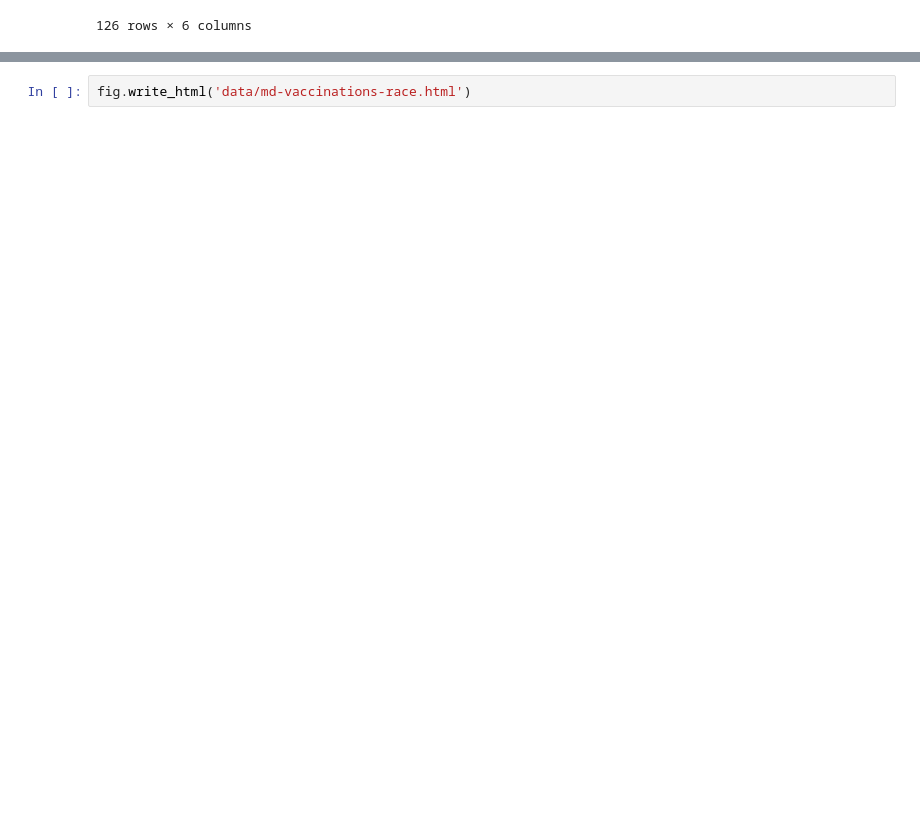
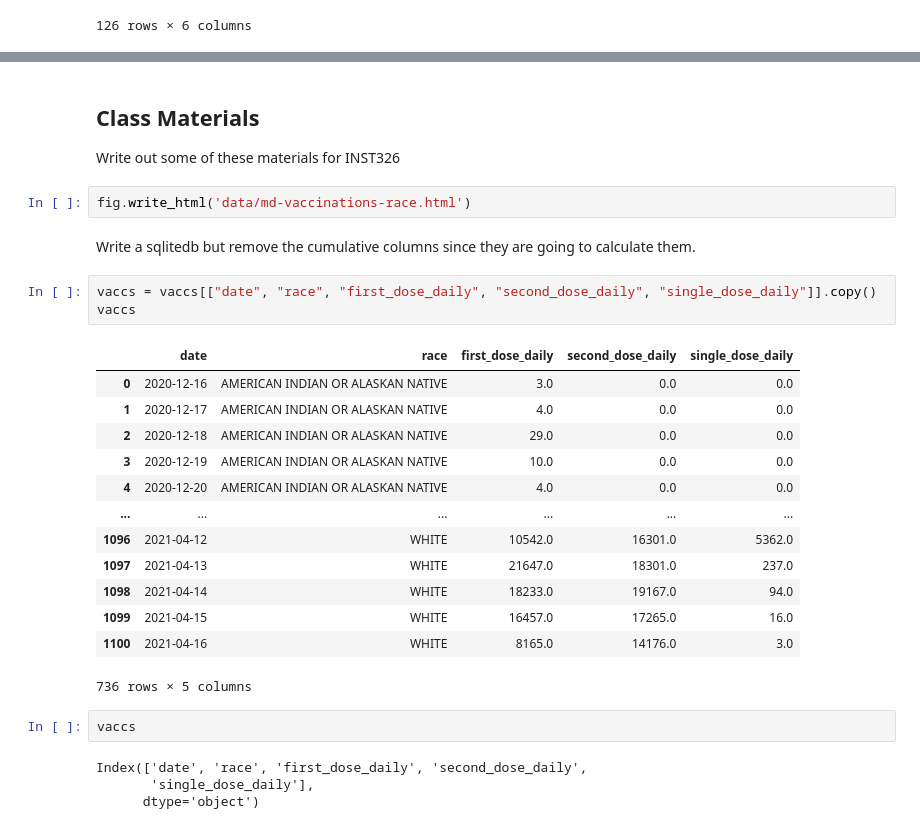
Before and after one commit to edsu/notebooks, a Jupyter notebook: Vaccinations-Race-MD.ipynb, the cells around one changed output, grey strips where cells are left out. Saved outputs shown, nothing was run; the diff lists cells and outputs as text; blank space fills up the shorter version.

```diff
--- a/Vaccinations-Race-MD.ipynb
+++ b/Vaccinations-Race-MD.ipynb
@@ -435,5 +423,34 @@ fig = px.line(vaccs_pops, labels={'date': 'Date', 'race': 'Race', 'value': 'Perc
 fig
 # %% [output]
 [interactive output not drawn]
+# %% [markdown]
+## Class Materials
+
+Write out some of these materials for INST326
 # %%
 fig.write_html('data/md-vaccinations-race.html')
+# %% [markdown]
+Write a sqlitedb but remove the cumulative columns since they are going to calculate them.
+# %%
+vaccs = vaccs[["date", "race", "first_dose_daily", "second_dose_daily", "single_dose_daily"]].copy()
+vaccs
+# %% [output]
+|  | date | race | first_dose_daily | second_dose_daily | single_dose_daily |
+| 0 | 2020-12-16 | AMERICAN INDIAN OR ALASKAN NATIVE | 3.0 | 0.0 | 0.0 |
+| 1 | 2020-12-17 | AMERICAN INDIAN OR ALASKAN NATIVE | 4.0 | 0.0 | 0.0 |
+| 2 | 2020-12-18 | AMERICAN INDIAN OR ALASKAN NATIVE | 29.0 | 0.0 | 0.0 |
+| 3 | 2020-12-19 | AMERICAN INDIAN OR ALASKAN NATIVE | 10.0 | 0.0 | 0.0 |
+| 4 | 2020-12-20 | AMERICAN INDIAN OR ALASKAN NATIVE | 4.0 | 0.0 | 0.0 |
+| ... | ... | ... | ... | ... | ... |
+| 1096 | 2021-04-12 | WHITE | 10542.0 | 16301.0 | 5362.0 |
+| 1097 | 2021-04-13 | WHITE | 21647.0 | 18301.0 | 237.0 |
+| 1098 | 2021-04-14 | WHITE | 18233.0 | 19167.0 | 94.0 |
+| 1099 | 2021-04-15 | WHITE | 16457.0 | 17265.0 | 16.0 |
+| 1100 | 2021-04-16 | WHITE | 8165.0 | 14176.0 | 3.0 |
+736 rows × 5 columns
+# %%
+vaccs
+# %% [output]
+Index(['date', 'race', 'first_dose_daily', 'second_dose_daily',
+       'single_dose_daily'],
+      dtype='object')
```
Also changed, not shown: parts of 5 cells of this notebook, 3 other files.
